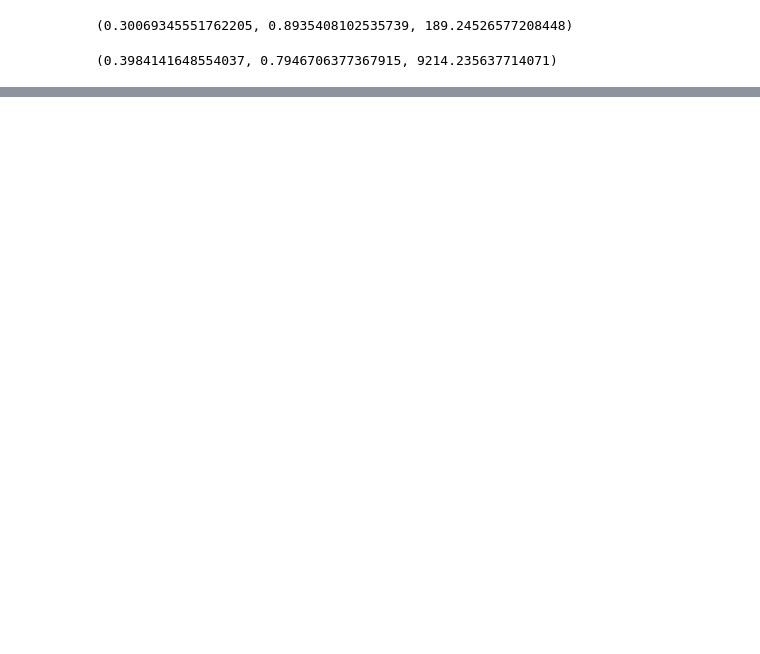
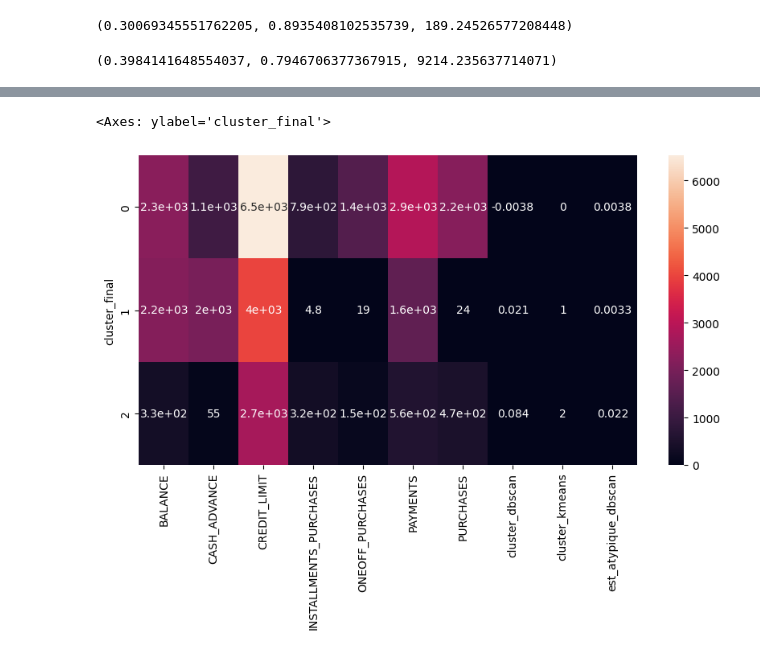
Before and after one commit to NohailaAitHammad/CardProfiler, a Jupyter notebook: notebooks/eda.ipynb, the cells around one changed output, grey strips where cells are left out. Drawn from its saved outputs; the diff is of its cells as text; code cells hidden in the pictures; blank space fills up the shorter version.

```diff
--- a/notebooks/eda.ipynb
+++ b/notebooks/eda.ipynb
@@ -863,0 +875,3 @@ df_clean["cluster_final"] = df_clean["cluster_kmeans"]
+# %%
+r = (df_clean.groupby('cluster_final')[df_clean.columns.difference(other=['CUST_ID', 'cluster_final'])].mean())
+r
@@ -863,0 +952,6 @@ df_clean["cluster_final"] = df_clean["cluster_kmeans"]
+# %%
+plt.figure(figsize=(10,5))
+sns.heatmap(r, annot=True)
+# %% [output]
+<Axes: ylabel='cluster_final'>
+[figure, added]
```
Also changed, not shown: parts of 23 cells of this notebook.
